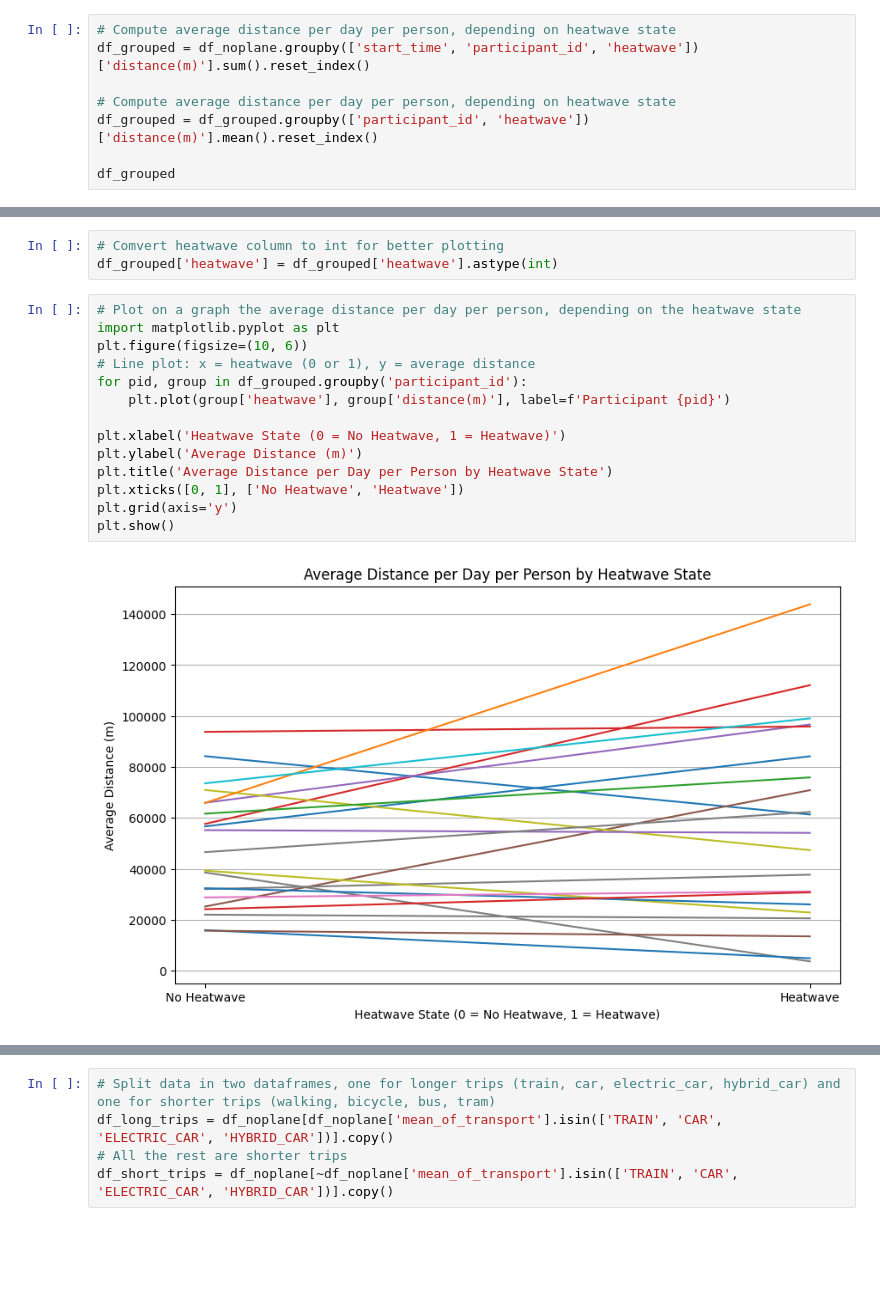
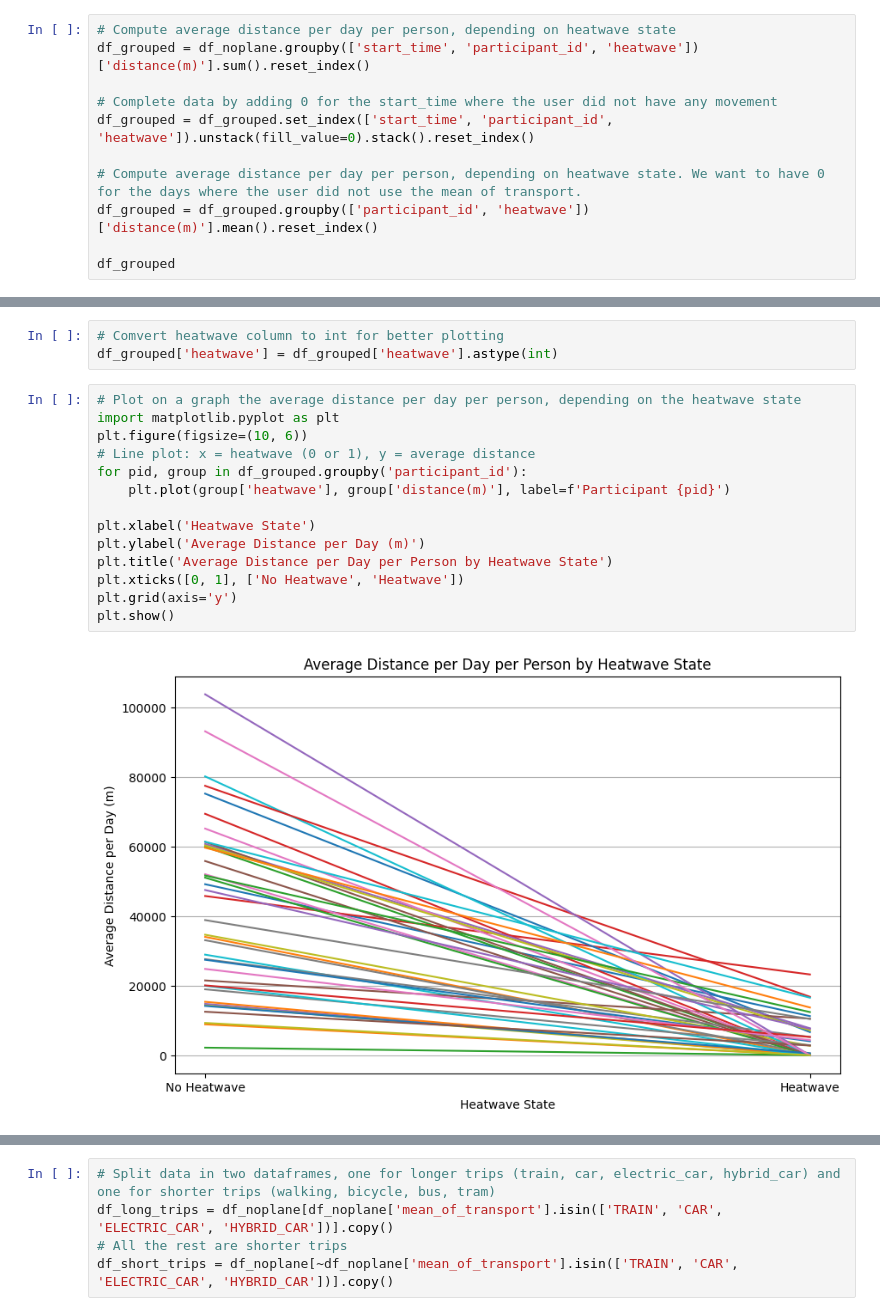
Before and after one commit to colombmo/SWICE_analysis, a Jupyter notebook: movements_heatwave.ipynb, the cells around one changed output, grey strips where cells are left out. Drawn from its saved outputs; the diff is of its cells as text; blank space fills up the shorter version.

```diff
--- a/movements_heatwave.ipynb
+++ b/movements_heatwave.ipynb
@@ -346,7 +346,10 @@ df_noplane = df_noplane[df_noplane['mean_of_transport'] != 'DETECTION_ERROR'].co
 # Compute average distance per day per person, depending on heatwave state
 df_grouped = df_noplane.groupby(['start_time', 'participant_id', 'heatwave'])['distance(m)'].sum().reset_index()
 
-# Compute average distance per day per person, depending on heatwave state
+# Complete data by adding 0 for the start_time where the user did not have any movement
+df_grouped = df_grouped.set_index(['start_time', 'participant_id', 'heatwave']).unstack(fill_value=0).stack().reset_index()
+
+# Compute average distance per day per person, depending on heatwave state. We want to have 0 for the days where the user did not use the mean of transport.
 df_grouped = df_grouped.groupby(['participant_id', 'heatwave'])['distance(m)'].mean().reset_index()
 
 df_grouped
@@ -370,16 +373,16 @@ df_grouped['heatwave'] = df_grouped['heatwave'].astype(int)
 # %%
 # Plot on a graph the average distance per day per person, depending on the heatwave state
 import matplotlib.pyplot as plt
 plt.figure(figsize=(10, 6))
 # Line plot: x = heatwave (0 or 1), y = average distance
 for pid, group in df_grouped.groupby('participant_id'):
     plt.plot(group['heatwave'], group['distance(m)'], label=f'Participant {pid}')
 
-plt.xlabel('Heatwave State (0 = No Heatwave, 1 = Heatwave)')
-plt.ylabel('Average Distance (m)')
+plt.xlabel('Heatwave State')
+plt.ylabel('Average Distance per Day (m)')
 plt.title('Average Distance per Day per Person by Heatwave State')
 plt.xticks([0, 1], ['No Heatwave', 'Heatwave'])
 plt.grid(axis='y')
 plt.show()
 # %% [output]
-[figure, old version]
+[figure, new version]
```
Also changed, not shown: parts of 4 cells of this notebook.
